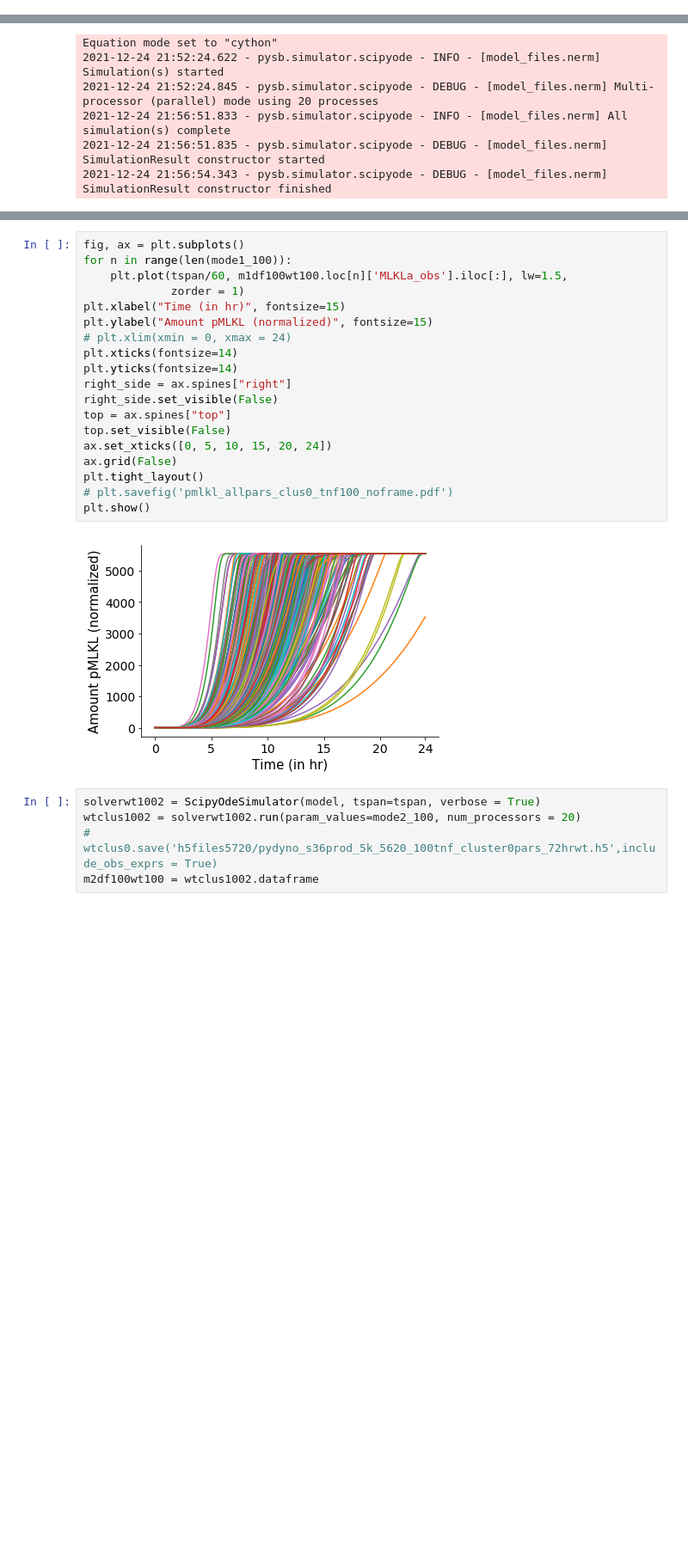
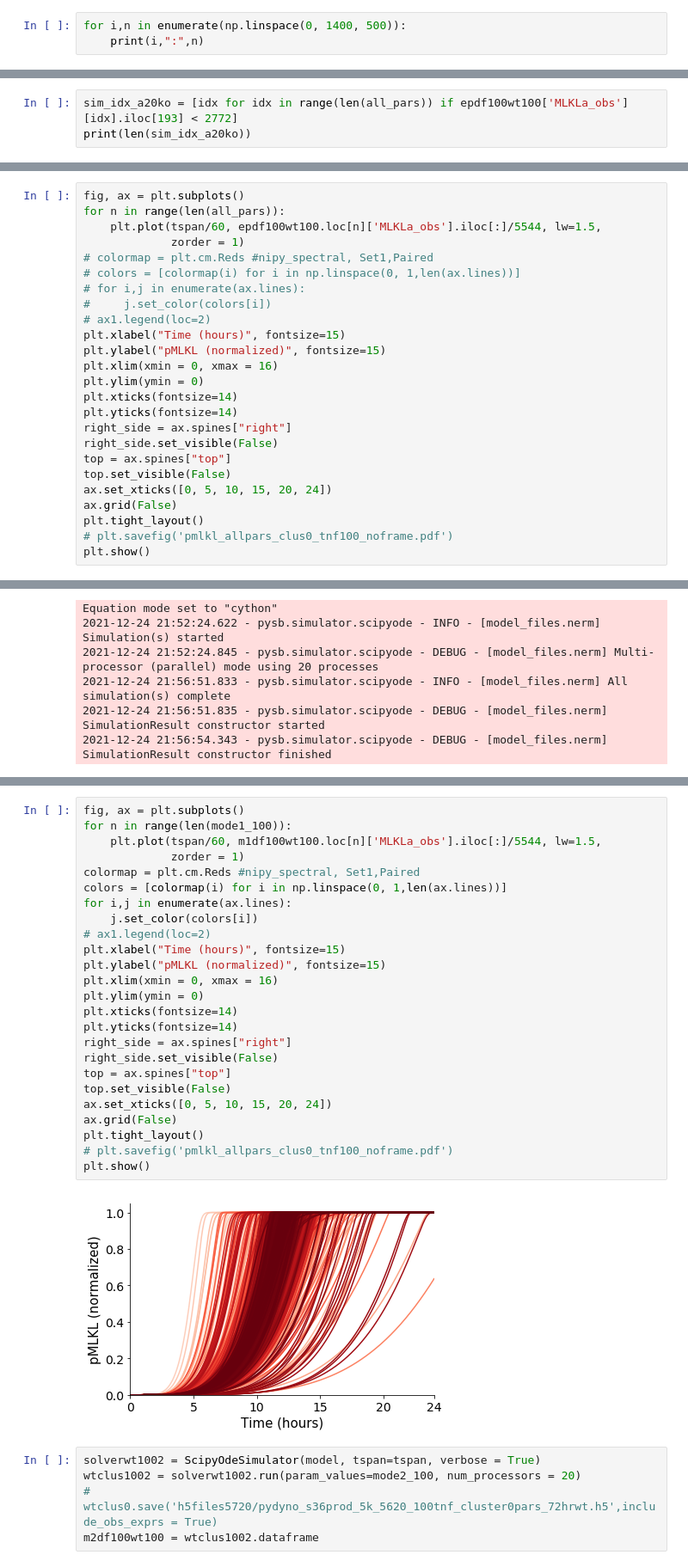
Before and after one commit to LoLab-MSM/NERM, a Jupyter notebook: model_analysis/fig2_allmode_dynamics.ipynb, the cells around one changed output, grey strips where cells are left out. Shown at 86% size. Saved outputs shown, nothing was run; the diff lists cells and outputs as text; blank space fills up the shorter version.

```diff
--- a/model_analysis/fig2_allmode_dynamics.ipynb
+++ b/model_analysis/fig2_allmode_dynamics.ipynb
@@ -53,0 +190,3 @@ tspan = np.linspace(0, 1440, 500)
+# %%
+for i,n in enumerate(np.linspace(0, 1400, 500)):
+    print(i,":",n)
@@ -53,0 +211,3 @@ tspan = np.linspace(0, 1440, 500)
+# %%
+sim_idx_a20ko = [idx for idx in range(len(all_pars)) if epdf100wt100['MLKLa_obs'][idx].iloc[193] < 2772]
+print(len(sim_idx_a20ko))
@@ -53,0 +298,25 @@ tspan = np.linspace(0, 1440, 500)
+# %%
+fig, ax = plt.subplots()
+for n in range(len(all_pars)):
+    plt.plot(tspan/60, epdf100wt100.loc[n]['MLKLa_obs'].iloc[:]/5544, lw=1.5,
+             zorder = 1)
+# colormap = plt.cm.Reds #nipy_spectral, Set1,Paired
+# colors = [colormap(i) for i in np.linspace(0, 1,len(ax.lines))]
+# for i,j in enumerate(ax.lines):
+#     j.set_color(colors[i])
+# ax1.legend(loc=2)
+plt.xlabel("Time (hours)", fontsize=15)
+plt.ylabel("pMLKL (normalized)", fontsize=15)
+plt.xlim(xmin = 0, xmax = 16)
+plt.ylim(ymin = 0)
+plt.xticks(fontsize=14)
+plt.yticks(fontsize=14)
+right_side = ax.spines["right"]
+right_side.set_visible(False)
+top = ax.spines["top"]
+top.set_visible(False)
+ax.set_xticks([0, 5, 10, 15, 20, 24])
+ax.grid(False)
+plt.tight_layout()
+# plt.savefig('pmlkl_allpars_clus0_tnf100_noframe.pdf')
+plt.show()
@@ -67,24 +387,30 @@ m1df100wt100 = wtclus1001.dataframe
 # %%
 fig, ax = plt.subplots()
 for n in range(len(mode1_100)):
-    plt.plot(tspan/60, m1df100wt100.loc[n]['MLKLa_obs'].iloc[:], lw=1.5,
+    plt.plot(tspan/60, m1df100wt100.loc[n]['MLKLa_obs'].iloc[:]/5544, lw=1.5,
              zorder = 1)
-plt.xlabel("Time (in hr)", fontsize=15)
-plt.ylabel("Amount pMLKL (normalized)", fontsize=15)
-# plt.xlim(xmin = 0, xmax = 24)
+colormap = plt.cm.Reds #nipy_spectral, Set1,Paired
+colors = [colormap(i) for i in np.linspace(0, 1,len(ax.lines))]
+for i,j in enumerate(ax.lines):
+    j.set_color(colors[i])
+# ax1.legend(loc=2)
+plt.xlabel("Time (hours)", fontsize=15)
+plt.ylabel("pMLKL (normalized)", fontsize=15)
+plt.xlim(xmin = 0, xmax = 16)
+plt.ylim(ymin = 0)
 plt.xticks(fontsize=14)
 plt.yticks(fontsize=14)
 right_side = ax.spines["right"]
 right_side.set_visible(False)
 top = ax.spines["top"]
 top.set_visible(False)
 ax.set_xticks([0, 5, 10, 15, 20, 24])
 ax.grid(False)
 plt.tight_layout()
 # plt.savefig('pmlkl_allpars_clus0_tnf100_noframe.pdf')
 plt.show()
 # %% [output]
-[figure, old version]
+[figure, new version]
 # %%
 solverwt1002 = ScipyOdeSimulator(model, tspan=tspan, verbose = True)
 wtclus1002 = solverwt1002.run(param_values=mode2_100, num_processors = 20)
```
Also changed, not shown: parts of 26 cells of this notebook, 14 other files.
